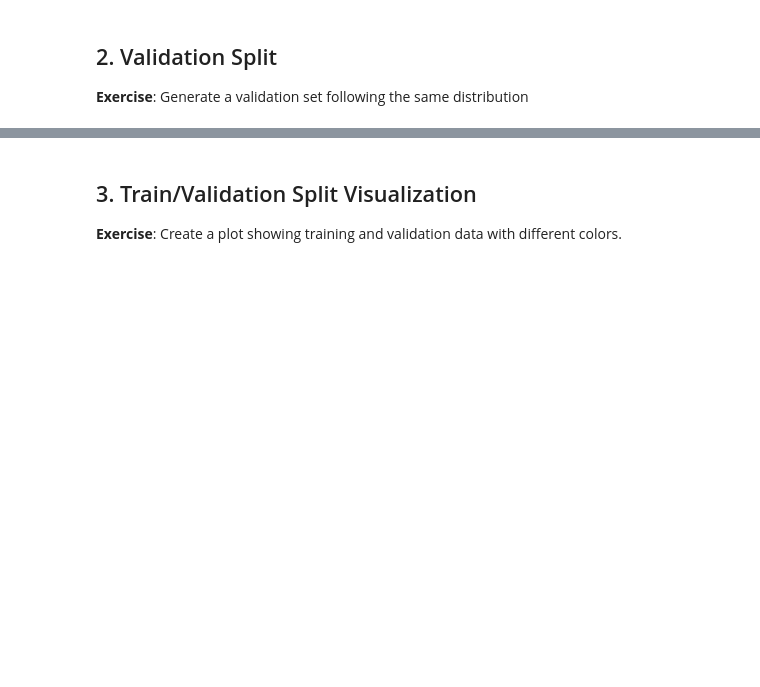
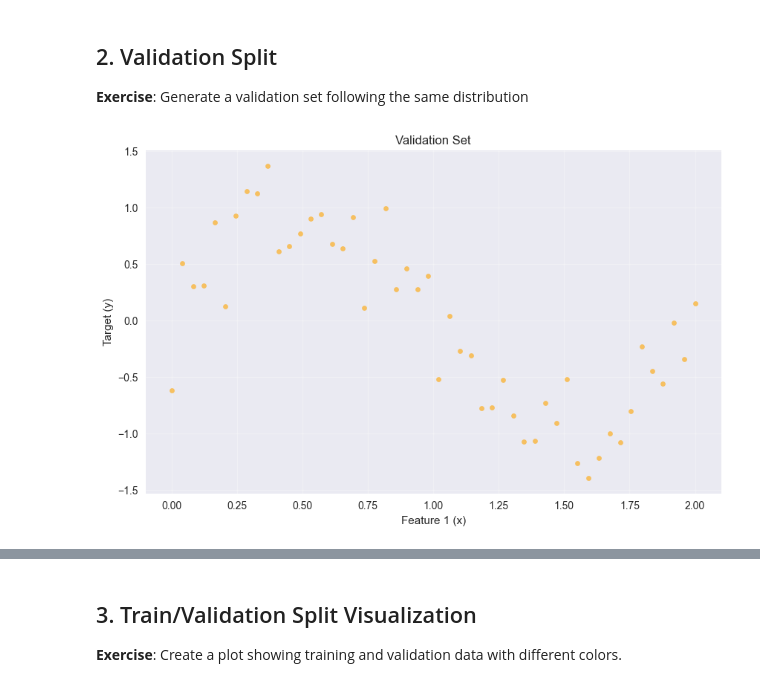
Before and after one commit to Poreck20/MoSEF-Applied-ML_Alpha_Djema, a Jupyter notebook: notebook/Model selection bias vs variance.ipynb, the cells around one changed output, grey strips where cells are left out. Saved outputs shown, nothing was run; the diff lists cells and outputs as text; code cells hidden in the pictures; blank space fills up the shorter version.

```diff
--- a/notebook/Model selection bias vs variance.ipynb
+++ b/notebook/Model selection bias vs variance.ipynb
@@ -62,3 +68,18 @@ plt.show()
 **Exercise**: Generate a validation set following the same distribution
 # %%
 # Create validation set
+# We use the same function to get the same ditribution with 50 size
+
+VAL_SIZE = 50  # taille du jeu de validation
+x_val, y_val = generate_samples(VAL_SIZE, SIGMA_EPS)
+# %%
+# Visualisation
+plt.figure(figsize=(10, 6))
+plt.scatter(x_val, y_val, alpha=0.6, s=20, color='orange')
+plt.xlabel('Feature 1 (x)')
+plt.ylabel('Target (y)')
+plt.title('Validation Set')
+plt.grid(True, alpha=0.3)
+plt.show()
+# %% [output]
+[figure, added]
```
Also changed, not shown: parts of 19 cells of this notebook.
